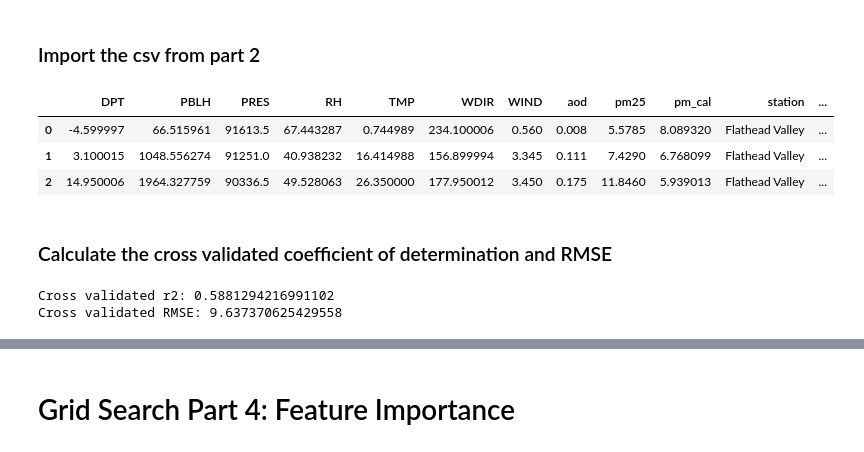
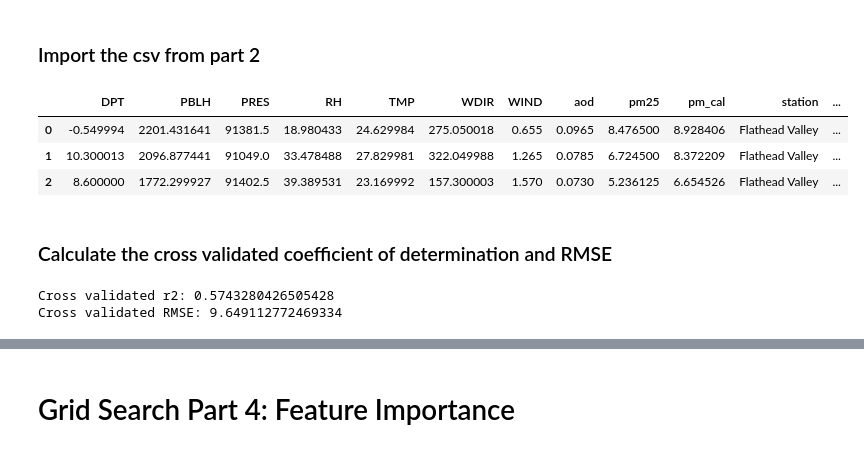
Before and after one commit to mt-pm-concentration-map/Random_Forest_Regression, a Jupyter notebook: Random_Forest_Grid_Search.ipynb, the cells around one changed output, grey strips where cells are left out. Saved outputs shown, nothing was run; the diff lists cells and outputs as text; code cells hidden in the pictures.

```diff
--- a/Random_Forest_Grid_Search.ipynb
+++ b/Random_Forest_Grid_Search.ipynb
@@ -229,16 +232,16 @@ ee.batch.Export.table.toDrive(**{
 # %% [markdown]
 ### Import the csv from part 2
 # %%
-table = pd.read_csv('/content/drive/MyDrive/INBRE/Random_Forest_Iterations/CV_for_coef_of_determination_2.csv')
+table = pd.read_csv('/content/drive/MyDrive/INBRE/Random_Forest_Iterations/CV_for_coef_of_determination_23-12-22__70-30.csv')
 table['fold'] = table['system:index'].apply(lambda x: x.split('_')[0])
 table.drop(axis=1, columns=['system:index', 'random'], inplace=True)
 table['fold'] = table['fold'].astype('int')
 table.head(3)
 # %% [output]
 |  | DPT | PBLH | PRES | RH | TMP | WDIR | WIND | aod | pm25 | pm_cal | station | ... |
-| 0 | -4.599997 | 66.515961 | 91613.5 | 67.443287 | 0.744989 | 234.100006 | 0.560 | 0.008 | 5.5785 | 8.089320 | Flathead Valley | ... |
-| 1 | 3.100015 | 1048.556274 | 91251.0 | 40.938232 | 16.414988 | 156.899994 | 3.345 | 0.111 | 7.4290 | 6.768099 | Flathead Valley | ... |
-| 2 | 14.950006 | 1964.327759 | 90336.5 | 49.528063 | 26.350000 | 177.950012 | 3.450 | 0.175 | 11.8460 | 5.939013 | Flathead Valley | ... |
+| 0 | -0.549994 | 2201.431641 | 91381.5 | 18.980433 | 24.629984 | 275.050018 | 0.655 | 0.0965 | 8.476500 | 8.928406 | Flathead Valley | ... |
+| 1 | 10.300013 | 2096.877441 | 91049.0 | 33.478488 | 27.829981 | 322.049988 | 1.265 | 0.0785 | 6.724500 | 8.372209 | Flathead Valley | ... |
+| 2 | 8.600000 | 1772.299927 | 91402.5 | 39.389531 | 23.169992 | 157.300003 | 1.570 | 0.0730 | 5.236125 | 6.654526 | Flathead Valley | ... |
 # %% [markdown]
 ### Calculate the cross validated coefficient of determination and RMSE
 # %%
@@ -271,5 +274,5 @@ rmse_vals = pd.DataFrame(rmse_values, columns=['rmse'])
 cv_rmse = rmse_vals['rmse'].mean()
 print('Cross validated RMSE: ' + str(cv_rmse))
 # %% [output]
-Cross validated r2: 0.5881294216991102
-Cross validated RMSE: 9.637370625429558
+Cross validated r2: 0.5743280426505428
+Cross validated RMSE: 9.649112772469334
```
Also changed, not shown: parts of 19 cells of this notebook, 1 other file.
